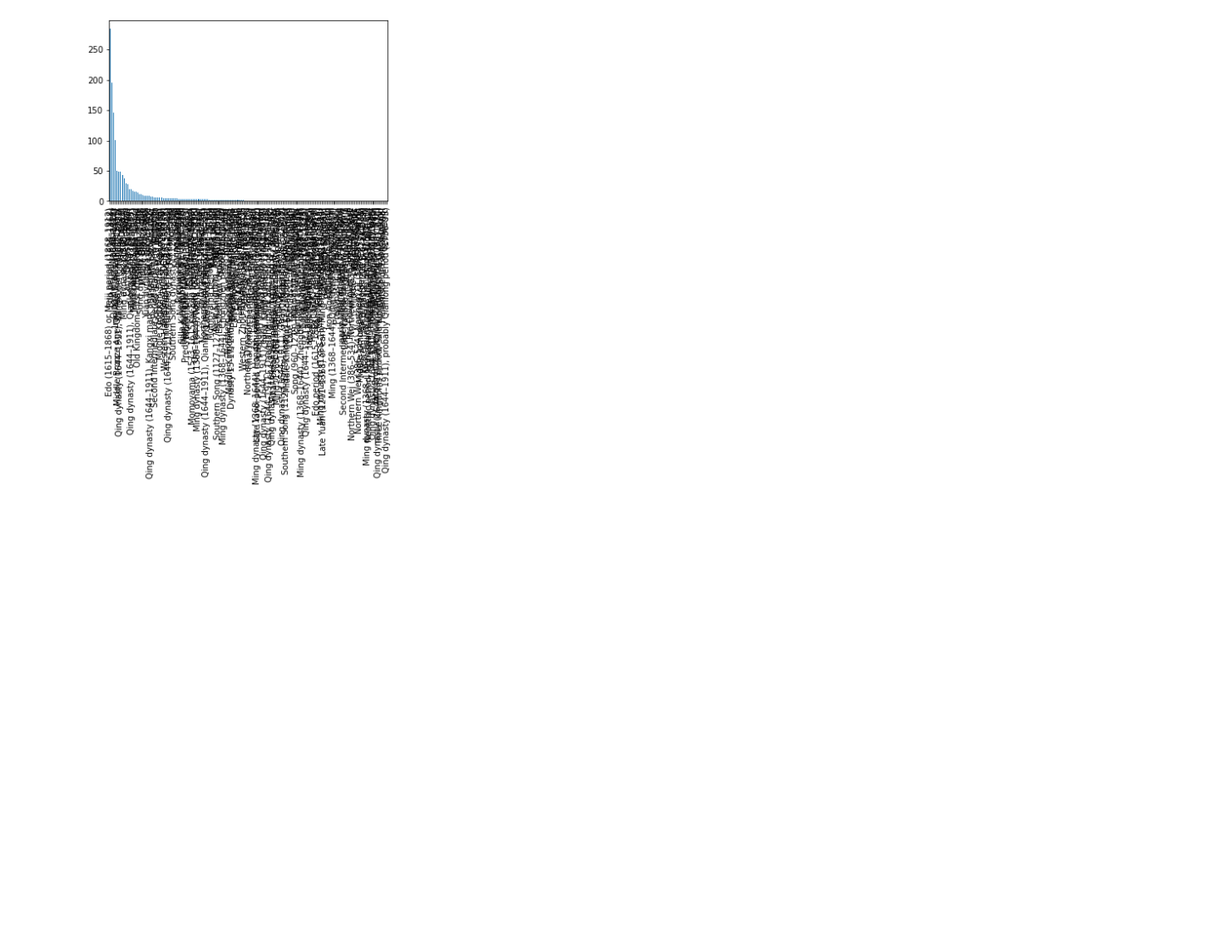
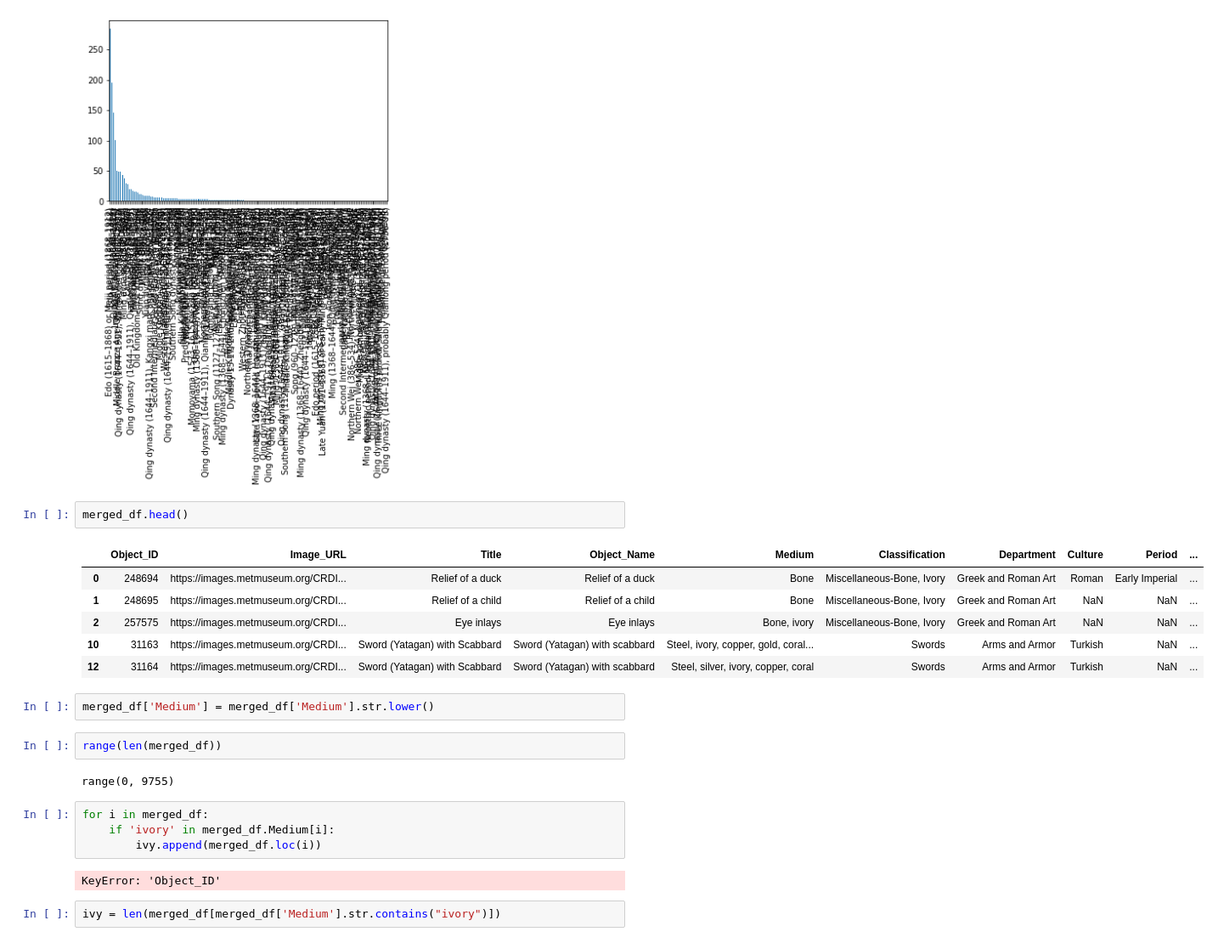
Before and after one commit to rjpost20/Met-Ivory-Classification-Project, a Jupyter notebook: template.ipynb, the cells around one changed output. Shown at 85% size. Drawn from its saved outputs; the diff is of its cells as text; blank space fills up the shorter version.

```diff
--- a/template.ipynb
+++ b/template.ipynb
@@ -649,3 +656,26 @@ final_df['Period'].value_counts().plot(kind='bar')
 # %% [output]
 ''
 [figure]
+# %%
+merged_df.head()
+# %% [output]
+|  | Object_ID | Image_URL | Title | Object_Name | Medium | Classification | Department | Culture | Period | ... |
+| 0 | 248694 | https://images.metmuseum.org/CRDI... | Relief of a duck | Relief of a duck | Bone | Miscellaneous-Bone, Ivory | Greek and Roman Art | Roman | Early Imperial | ... |
+| 1 | 248695 | https://images.metmuseum.org/CRDI... | Relief of a child | Relief of a child | Bone | Miscellaneous-Bone, Ivory | Greek and Roman Art | NaN | NaN | ... |
+| 2 | 257575 | https://images.metmuseum.org/CRDI... | Eye inlays | Eye inlays | Bone, ivory | Miscellaneous-Bone, Ivory | Greek and Roman Art | NaN | NaN | ... |
+| 10 | 31163 | https://images.metmuseum.org/CRDI... | Sword (Yatagan) with Scabbard | Sword (Yatagan) with scabbard | Steel, ivory, copper, gold, coral... | Swords | Arms and Armor | Turkish | NaN | ... |
+| 12 | 31164 | https://images.metmuseum.org/CRDI... | Sword (Yatagan) with Scabbard | Sword (Yatagan) with scabbard | Steel, silver, ivory, copper, coral | Swords | Arms and Armor | Turkish | NaN | ... |
+# %%
+merged_df['Medium'] = merged_df['Medium'].str.lower()
+# %%
+range(len(merged_df))
+# %% [output]
+range(0, 9755)
+# %%
+for i in merged_df:
+    if 'ivory' in merged_df.Medium[i]:
+        ivy.append(merged_df.loc(i))
+# %% [output]
+KeyError: 'Object_ID'
+# %%
+ivy = len(merged_df[merged_df['Medium'].str.contains("ivory")])
```
Also changed, not shown: parts of 18 cells of this notebook.
